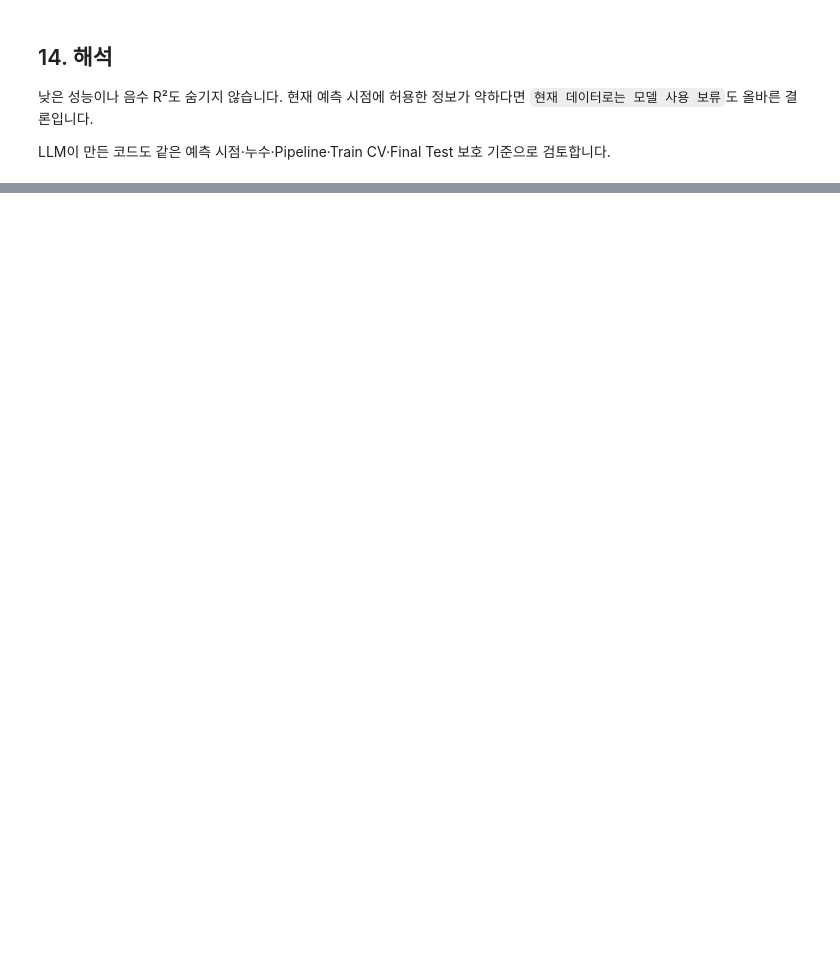
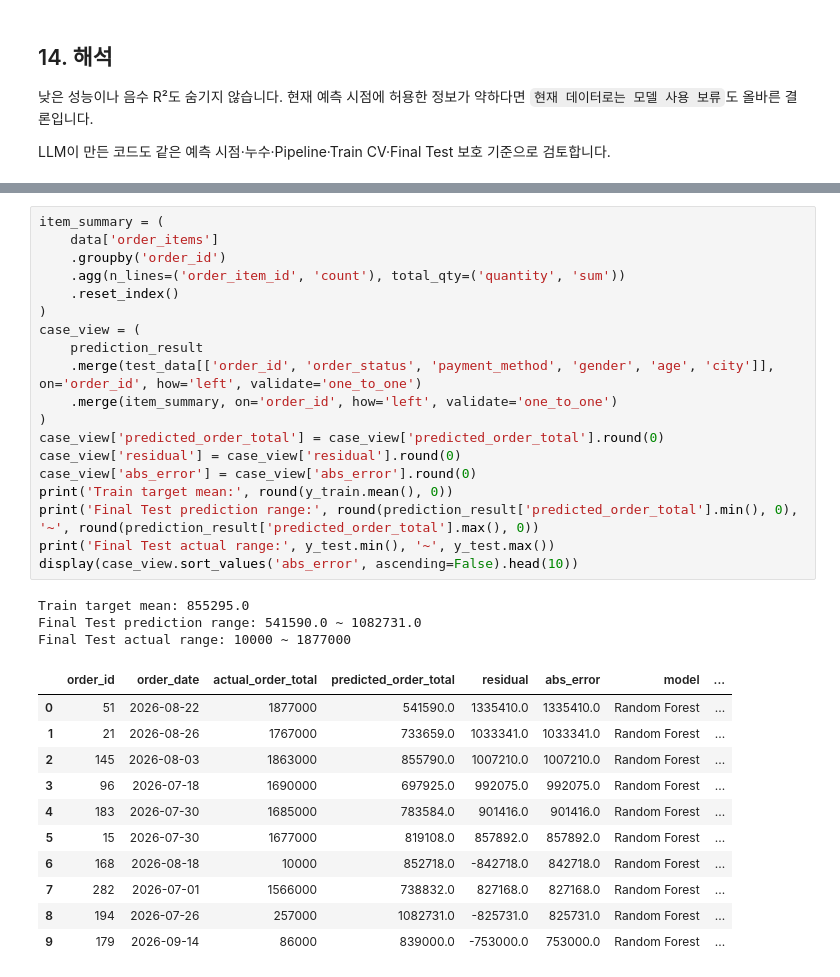
Before and after one commit to Chloe-Hyebin-Kim/llm-data-analysis-course, a Jupyter notebook: practice/chapter09/chapter09.ipynb, the cells around one changed output, grey strips where cells are left out. Cells and saved outputs as stored; diff of their text form; blank space fills up the shorter version.

```diff
--- a/practice/chapter09/chapter09.ipynb
+++ b/practice/chapter09/chapter09.ipynb
@@ -225,0 +333,34 @@ LLM이 만든 코드도 같은 예측 시점·누수·Pipeline·Train CV·Final
+# %%
+item_summary = (
+    data['order_items']
+    .groupby('order_id')
+    .agg(n_lines=('order_item_id', 'count'), total_qty=('quantity', 'sum'))
+    .reset_index()
+)
+case_view = (
+    prediction_result
+    .merge(test_data[['order_id', 'order_status', 'payment_method', 'gender', 'age', 'city']], on='order_id', how='left', validate='one_to_one')
+    .merge(item_summary, on='order_id', how='left', validate='one_to_one')
+)
+case_view['predicted_order_total'] = case_view['predicted_order_total'].round(0)
+case_view['residual'] = case_view['residual'].round(0)
+case_view['abs_error'] = case_view['abs_error'].round(0)
+print('Train target mean:', round(y_train.mean(), 0))
+print('Final Test prediction range:', round(prediction_result['predicted_order_total'].min(), 0), '~', round(prediction_result['predicted_order_total'].max(), 0))
+print('Final Test actual range:', y_test.min(), '~', y_test.max())
+display(case_view.sort_values('abs_error', ascending=False).head(10))
+# %% [output]
+Train target mean: 855295.0
+Final Test prediction range: 541590.0 ~ 1082731.0
+Final Test actual range: 10000 ~ 1877000
+|  | order_id | order_date | actual_order_total | predicted_order_total | residual | abs_error | model | ... |
+| 0 | 51 | 2026-08-22 | 1877000 | 541590.0 | 1335410.0 | 1335410.0 | Random Forest | ... |
+| 1 | 21 | 2026-08-26 | 1767000 | 733659.0 | 1033341.0 | 1033341.0 | Random Forest | ... |
+| 2 | 145 | 2026-08-03 | 1863000 | 855790.0 | 1007210.0 | 1007210.0 | Random Forest | ... |
+| 3 | 96 | 2026-07-18 | 1690000 | 697925.0 | 992075.0 | 992075.0 | Random Forest | ... |
+| 4 | 183 | 2026-07-30 | 1685000 | 783584.0 | 901416.0 | 901416.0 | Random Forest | ... |
+| 5 | 15 | 2026-07-30 | 1677000 | 819108.0 | 857892.0 | 857892.0 | Random Forest | ... |
+| 6 | 168 | 2026-08-18 | 10000 | 852718.0 | -842718.0 | 842718.0 | Random Forest | ... |
+| 7 | 282 | 2026-07-01 | 1566000 | 738832.0 | 827168.0 | 827168.0 | Random Forest | ... |
+| 8 | 194 | 2026-07-26 | 257000 | 1082731.0 | -825731.0 | 825731.0 | Random Forest | ... |
+| 9 | 179 | 2026-09-14 | 86000 | 839000.0 | -753000.0 | 753000.0 | Random Forest | ... |
```
Also changed, not shown: parts of 19 cells of this notebook, 6 other files.
